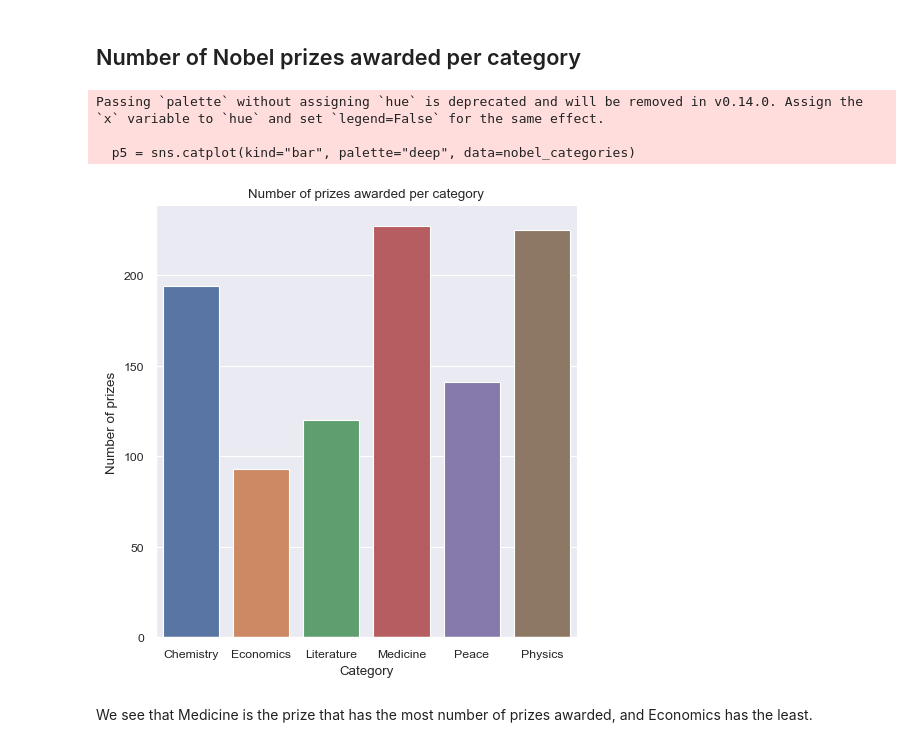
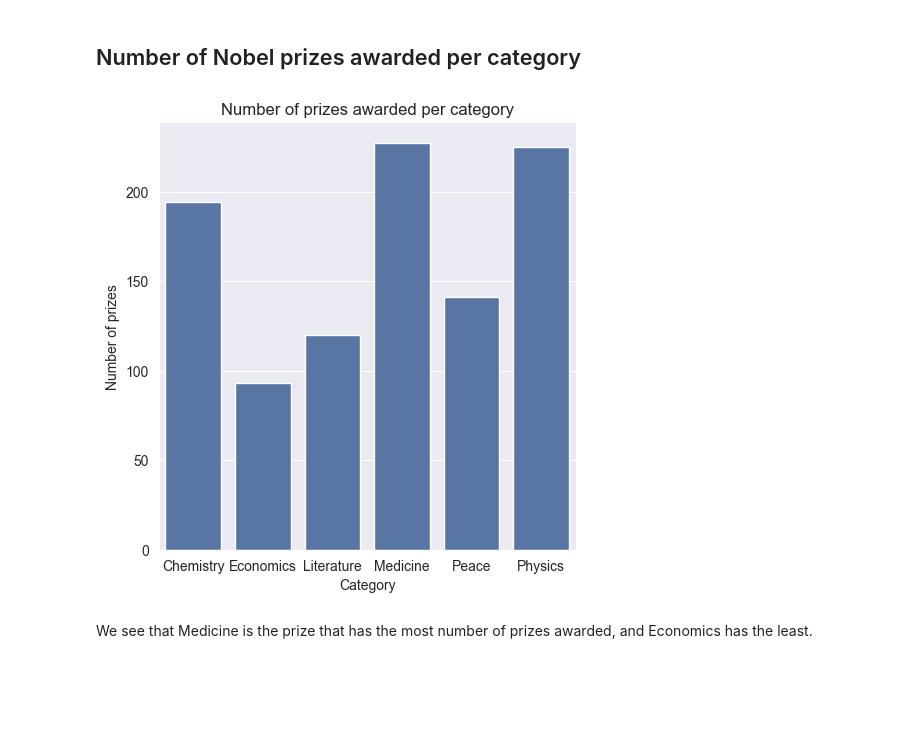
Before and after one commit to lenelise/Nobel_prize, a Jupyter notebook: nobel_prize.ipynb, the cells around one changed output. Cells and saved outputs as stored; diff of their text form; code cells hidden in the pictures; blank space fills up the shorter version.

```diff
--- a/nobel_prize.ipynb
+++ b/nobel_prize.ipynb
@@ -6,13 +8,9 @@ In this notebook we use a dataset over all Nobel prize laurates from it's start
 ## Preliminaries
 # %%
 import pandas as pd
-import numpy as np
 import datetime as dt
 import matplotlib.pyplot as plt
 import seaborn as sns
 
 nobel = pd.read_csv("nobel.csv")
 nobel.head()
-
-#sns.set_context("paper") #will apply to all sns-plots
-sns.set_style("darkgrid") #will apply to all sns-plots
@@ -74,6 +81,7 @@ After that we will convert the date columns to datetime.
 # %%
-nobel["birth_date"] = nobel["birth_date"].fillna('2024-11-13')
-nobel["death_date"] = nobel["death_date"].fillna('2024-11-13')
+# Filling in the NaN-values, adding placeholder values for the missing dates
+nobel["birth_date"] = nobel["birth_date"].fillna(str(dt.date.today()))
+nobel["death_date"] = nobel["death_date"].fillna(str(dt.date.today()))
 nobel = nobel.fillna("not given")
 # %%
 # We want to convert the category and laureate_type column to category dtype
@@ -83,8 +90,8 @@ nobel["laureate_type"] = nobel["laureate_type"].astype('category')
 nobel["sex"] = nobel["sex"].astype('category')
 # %%
 # We want to convert the birth date and death date column to datetime:
-nobel["birth_date"] = pd.to_datetime(nobel["birth_date"], errors='coerce', format='%Y%m%d')
-nobel["death_date"] = pd.to_datetime(nobel["death_date"], errors='coerce', format='%Y%m%d')
+nobel["birth_date"] = pd.to_datetime(nobel["birth_date"], errors='coerce', format='%Y-%m-%d')
+nobel["death_date"] = pd.to_datetime(nobel["death_date"], errors='coerce', format='%Y-%m-%d')
 
 # Handle NaT values that may have arisen during conversion (if some dates had an unsupported value/format)
 today = dt.date.today()
@@ -115,15 +131,14 @@ dtype: int64
 # %% [markdown]
 ## Number of Nobel prizes awarded per category
 # %%
+sns.set_palette("deep")
+
 nobel_categories = nobel["category"].value_counts()
-p5 = sns.catplot(kind="bar", palette="deep", data=nobel_categories)
+p5 = sns.catplot(kind="bar", data=nobel_categories)
 p5.set(title="Number of prizes awarded per category", xlabel="Category", ylabel="Number of prizes")
 plt.show()
 # %% [output]
-Passing `palette` without assigning `hue` is deprecated and will be removed in v0.14.0. Assign the `x` variable to `hue` and set `legend=False` for the same effect.
-
-  p5 = sns.catplot(kind="bar", palette="deep", data=nobel_categories)
-[figure, old version]
+[figure, new version]
 # %% [markdown]
 We see that Medicine is the prize that has the most number of prizes awarded, and Economics has the least.
 # %% [markdown]
```
Also changed, not shown: parts of 14 cells of this notebook, 1 other file.
